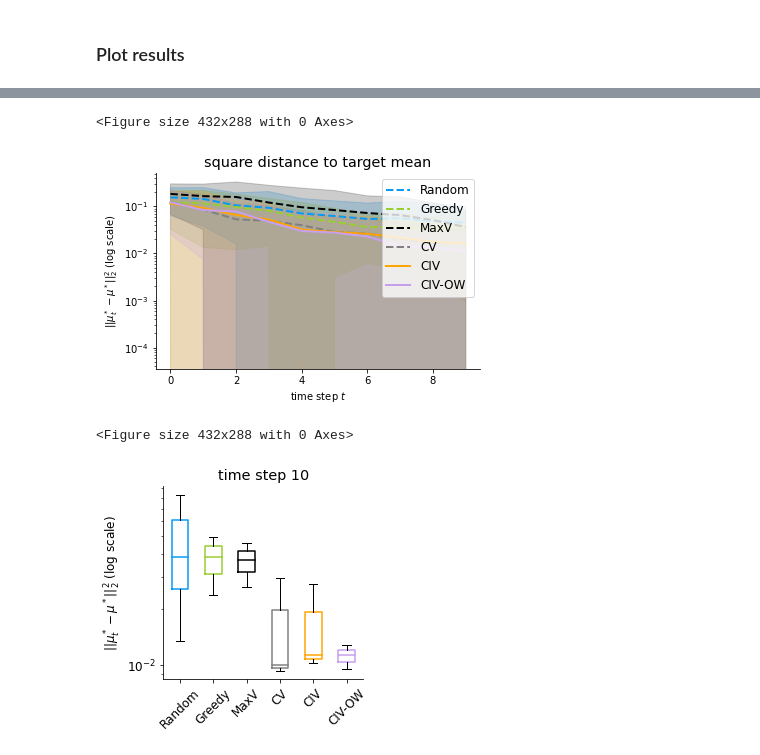
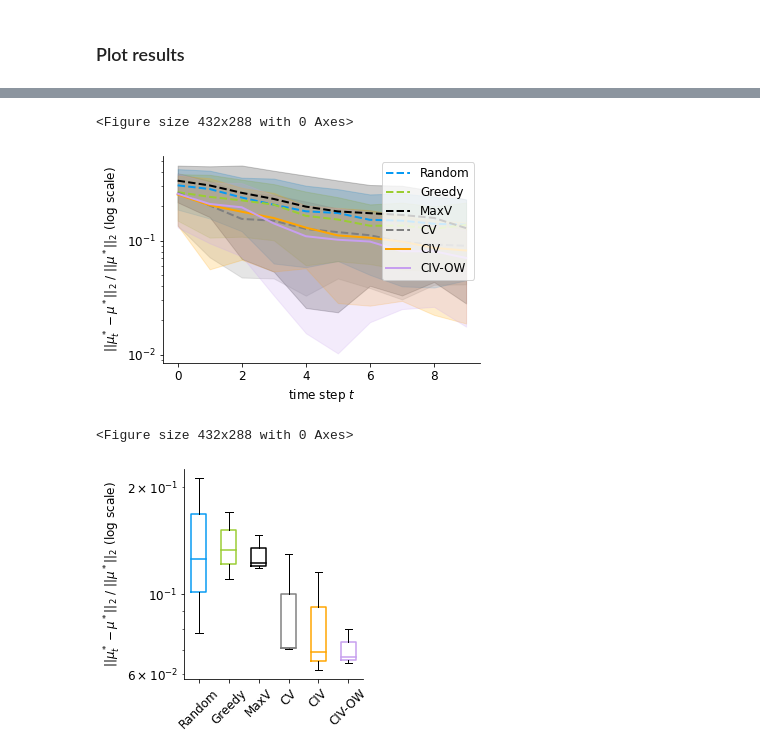
Before and after one commit to uhlerlab/actlearn_optint, a Jupyter notebook: optint/notebook/test_multigraphs.ipynb, the cells around one changed output, grey strips where cells are left out. Drawn from its saved outputs; the diff is of its cells as text; code cells hidden in the pictures.

```diff
--- a/optint/notebook/test_multigraphs.ipynb
+++ b/optint/notebook/test_multigraphs.ipynb
@@ -17,7 +17,7 @@ from optint.visualize import *
 # %% [markdown]
 ### Generate synthetic instances
 # %%
-seed = 1234
+seed = 1
 np.random.seed(seed)
 
 # generate problem instantiation
@@ -37,7 +37,7 @@ for _ in range(num_instances):
 		std=True,
 		sigma_square=sigma_square,
 		a_size=a_size,
-		a_target_nodes=[i+3 for i in range(a_size)],
+		a_target_nodes=[i+(nnodes-max(a_size,2)) for i in range(a_size)],
 		prefix_DAG=graph
 		)
 	problems.append(problem)
@@ -55,7 +55,7 @@ plotting...
 ### Run 5 methods
 # %%
 # options for testing
-opts = Namespace(n=1, T=10, W=0, R=10)
+opts = Namespace(n=1, T=10, W=0, R=10, time=False)
 # %%
 acqs = ['greedy', 'maxv','cv', 'civ', 'civ']
 measure = [None, None, None, 'unif', 'ow']
@@ -66,11 +66,13 @@ name = ['greedy', 'maxv', 'cv', 'civ', 'civow']
 MSEs = []
 As = []
 Probs = []
+Times = []
 for i in range(num_instances):
 	problem = problems[i]
 
 	A = {}
 	Prob = {}
+	Time = {}
 
 	opts.active = False
 	A['passive'], Prob['passive'] = run(problem, opts)
@@ -109,34 +142,48 @@ for i in range(num_instances):
 # %%
+mu_MSEs = []
+for i in range(num_instances):
+	Prob = Probs[i]
+	problem = problems[i]
+	mu_mses = {k:[] for k in ['passive', 'greedy', 'maxv', 'cv', 'civ', 'civow']}
+	for r in range(opts.R):
+		for k in ['passive', 'greedy', 'maxv', 'cv', 'civ', 'civow']:
+			mse = []
+			for prob in Prob[k][r]:
+				errs = abs(np.dot(problem.A,np.dot(np.eye(problem.nnodes)-np.array(prob['mean']),problem.mu_target)) - problem.mu_target)
+				mse.append(np.linalg.norm(np.concatenate(errs)) / np.linalg.norm(problem.mu_target))
+			mu_mses[k].append(mse)
+	mu_MSEs.append(mu_mses)
+
 plt.clf()
 fig, ax = plt.subplots(1,1,figsize=(5.6,3.8))
 plt.rcParams.update({'font.size': 12})
 
 plt.yscale('log')
 
 labels = ['Random', 'Greedy', 'MaxV', 'CV', 'CIV', 'CIV-OW']
 colors = ['#069AF3', '#9ACD32', 'black', 'grey', 'orange', '#C79FEF']
 markers = ['^', 'o', 'o', 'o', 's', 's']
 linestyles = ['--','--','--', '--','-', '-']
 for i, k in enumerate(['passive', 'greedy', 'maxv', 'cv', 'civ', 'civow']):
 	mean = np.array([np.array(mu_MSEs[i][k]).mean(axis=0) for i in range(num_instances)]).mean(axis=0)
 	std = np.array([np.array(mu_MSEs[i][k]).std(axis=0) for i in range(num_instances)]).mean(axis=0)
 	plt.plot(range(opts.T), mean, label=labels[i], linewidth=2, color=colors[i], marker=markers[i], markersize=0, linestyle=linestyles[i])
 	plt.fill_between(range(opts.T), mean - std, mean + std, alpha=.2, color=colors[i])
 
 ax.spines.right.set_visible(False)
 ax.spines.top.set_visible(False)
 # plt.ylim(0.01,1)
 
 plt.legend(loc='upper right')
 plt.xlabel(r'time step $t$')
-plt.ylabel(r'$||\mu_t^*-\mu^*||_2^2$ (log scale)')
-plt.title(f'square distance to target mean')
+plt.ylabel(r'$||\mu_t^*-\mu^*||_2~/~||\mu^*||_2$ (log scale)')
+# plt.title(f'relative distance to target mean')
 plt.tight_layout()
 
-# plt.savefig(f'figure/mse-mean_{DAG_type}-{nnodes}-{a_size}.pdf')
+# plt.savefig(f'figures/rebut/relative-rmse_{DAG_type}-{nnodes}-{a_size}-randtarget_new5.pdf')
 # %% [output]
 <Figure size 432x288 with 0 Axes>
-[figure, old version]
+[figure, new version]
 # %%
 plt.clf()
 fig, ax = plt.subplots(1,1,figsize=(4,4))
@@ -163,12 +210,12 @@ ax.spines.top.set_visible(False)
 
 # plt.legend(loc='upper right')
 plt.xticks(rotation=45)
-plt.ylabel(r'$||\mu_t^*-\mu^*||_2^2$ (log scale)')
-plt.title(f'time step {opts.T}')
+plt.ylabel(r'$||\mu_t^*-\mu^*||_2~/~||\mu^*||_2$ (log scale)')
+# plt.title(f'time step {opts.T}')
 plt.yscale('log')
 plt.tight_layout()
 
-# plt.savefig(f'fig/bplot_{DAG_type}-{nnodes}-{a_size}.pdf')
+# plt.savefig(f'figures/rebut/relative-err-lastround_{DAG_type}-{nnodes}-{a_size}-randtarget_new5.pdf')
 # %% [output]
 <Figure size 432x288 with 0 Axes>
-[figure, old version]
+[figure, new version]
```
Also changed, not shown: parts of 2 cells of this notebook, 16 other files.
